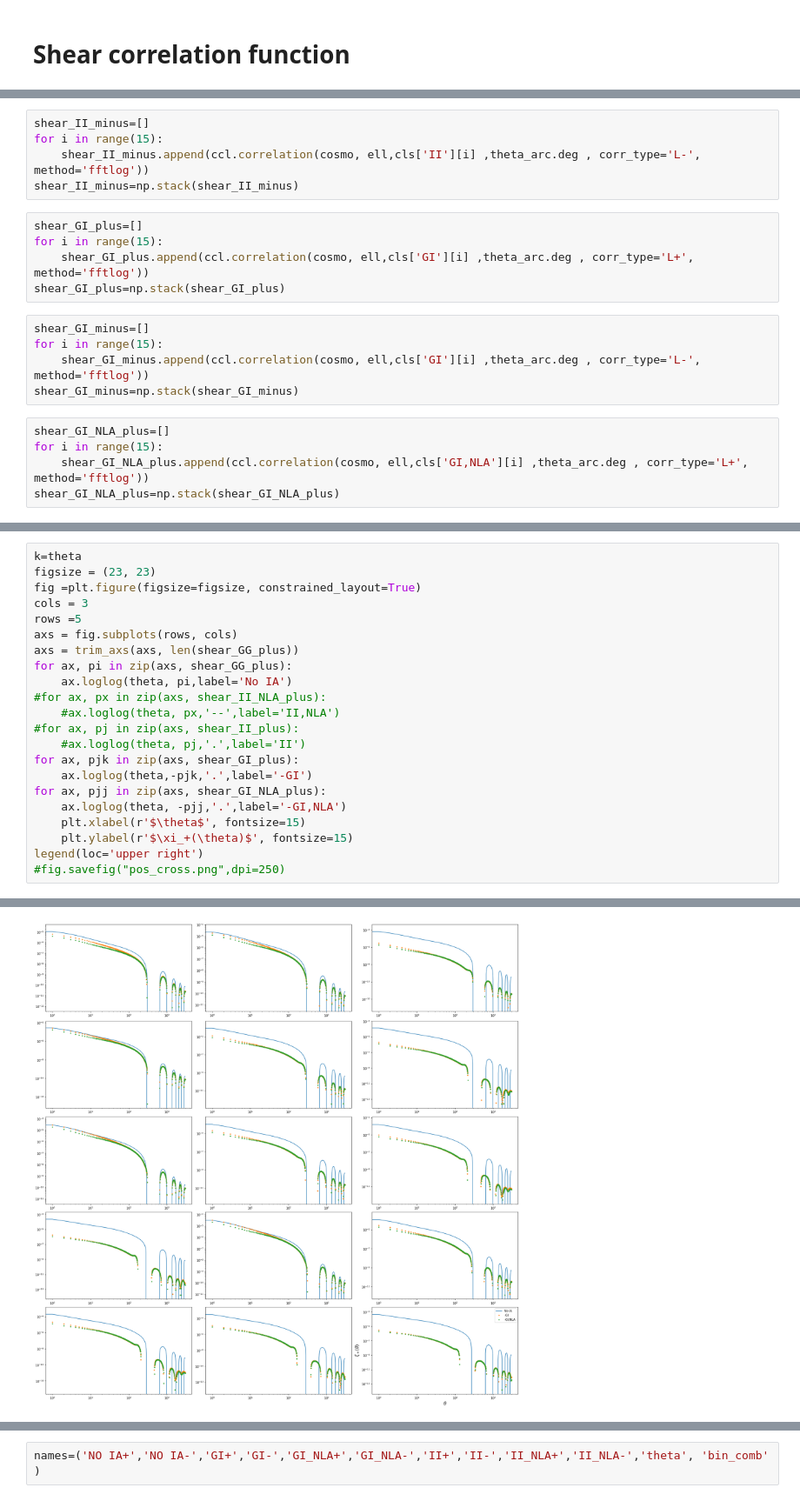
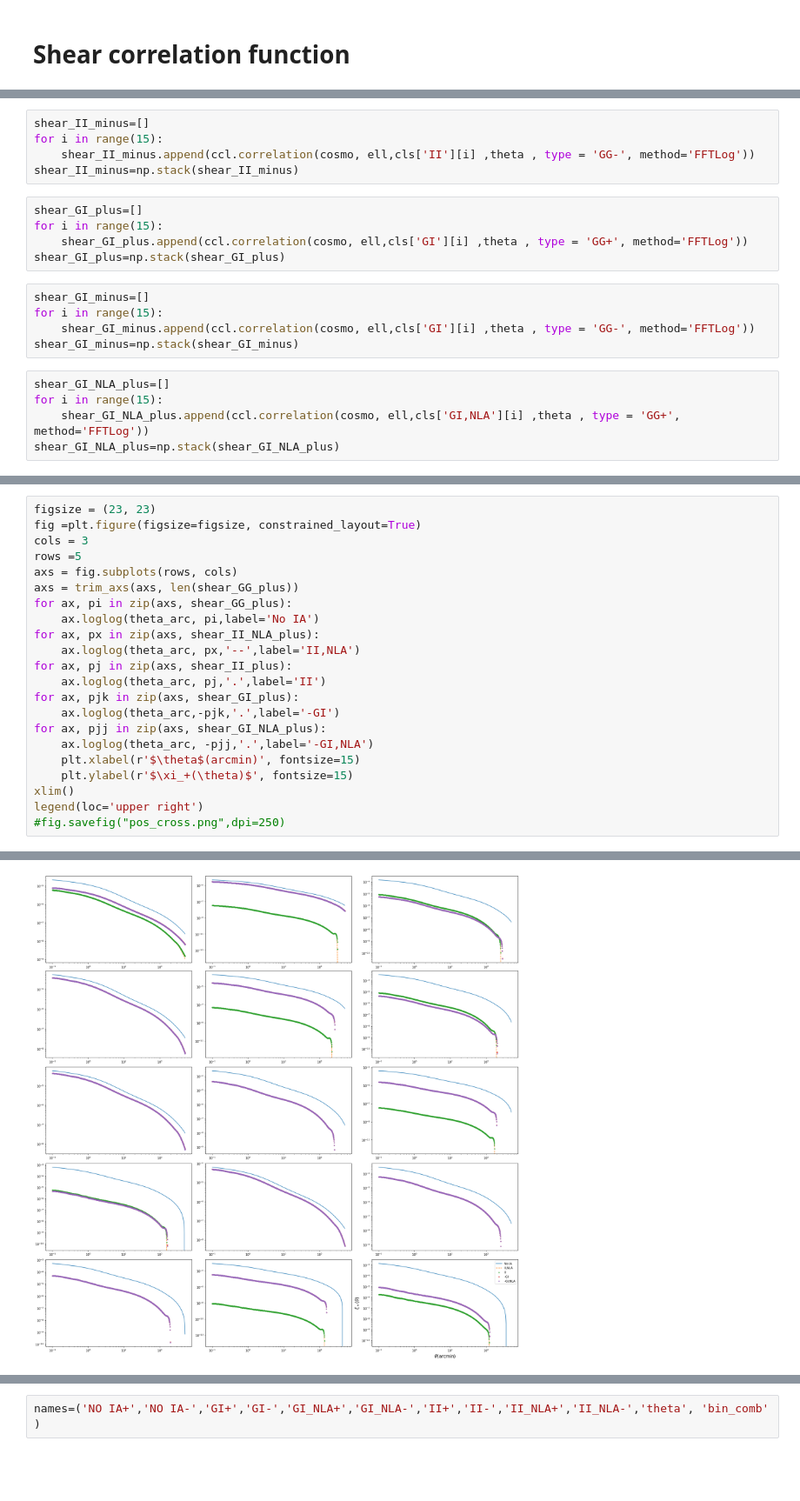
Before and after one commit to LSSTDESC/SkySim5000_IA_infusion, a Jupyter notebook: theo_predictions.ipynb, the cells around one changed output, grey strips where cells are left out. Shown at 87% size. Drawn from its saved outputs; the diff is of its cells as text; blank space fills up the shorter version.

Commit message:
new range of theta

```diff
--- a/theo_predictions.ipynb
+++ b/theo_predictions.ipynb
@@ -228,22 +216,22 @@ shear_II_plus=np.stack(shear_II_plus)
 # %%
 shear_II_minus=[]
 for i in range(15):
-    shear_II_minus.append(ccl.correlation(cosmo, ell,cls['II'][i] ,theta_arc.deg , corr_type='L-', method='fftlog'))
+    shear_II_minus.append(ccl.correlation(cosmo, ell,cls['II'][i] ,theta , type = 'GG-', method='FFTLog'))
 shear_II_minus=np.stack(shear_II_minus)
 # %%
 shear_GI_plus=[]
 for i in range(15):
-    shear_GI_plus.append(ccl.correlation(cosmo, ell,cls['GI'][i] ,theta_arc.deg , corr_type='L+', method='fftlog'))
+    shear_GI_plus.append(ccl.correlation(cosmo, ell,cls['GI'][i] ,theta , type = 'GG+', method='FFTLog'))
 shear_GI_plus=np.stack(shear_GI_plus)
 # %%
 shear_GI_minus=[]
 for i in range(15):
-    shear_GI_minus.append(ccl.correlation(cosmo, ell,cls['GI'][i] ,theta_arc.deg , corr_type='L-', method='fftlog'))
+    shear_GI_minus.append(ccl.correlation(cosmo, ell,cls['GI'][i] ,theta , type = 'GG-', method='FFTLog'))
 shear_GI_minus=np.stack(shear_GI_minus)
 # %%
 shear_GI_NLA_plus=[]
 for i in range(15):
-    shear_GI_NLA_plus.append(ccl.correlation(cosmo, ell,cls['GI,NLA'][i] ,theta_arc.deg , corr_type='L+', method='fftlog'))
+    shear_GI_NLA_plus.append(ccl.correlation(cosmo, ell,cls['GI,NLA'][i] ,theta , type = 'GG+', method='FFTLog'))
 shear_GI_NLA_plus=np.stack(shear_GI_NLA_plus)
 # %%
 shear_GI_NLA_minus=[]
@@ -252,27 +240,27 @@ for i in range(15):
 shear_GI_NLA_minus=np.stack(shear_GI_NLA_minus)
 # %%
-k=theta
 figsize = (23, 23)
 fig =plt.figure(figsize=figsize, constrained_layout=True)
 cols = 3
 rows =5
 axs = fig.subplots(rows, cols)
 axs = trim_axs(axs, len(shear_GG_plus))
 for ax, pi in zip(axs, shear_GG_plus):
-    ax.loglog(theta, pi,label='No IA')
-#for ax, px in zip(axs, shear_II_NLA_plus):
-    #ax.loglog(theta, px,'--',label='II,NLA')
-#for ax, pj in zip(axs, shear_II_plus):
-    #ax.loglog(theta, pj,'.',label='II')
+    ax.loglog(theta_arc, pi,label='No IA')
+for ax, px in zip(axs, shear_II_NLA_plus):
+    ax.loglog(theta_arc, px,'--',label='II,NLA')
+for ax, pj in zip(axs, shear_II_plus):
+    ax.loglog(theta_arc, pj,'.',label='II')
 for ax, pjk in zip(axs, shear_GI_plus):
-    ax.loglog(theta,-pjk,'.',label='-GI')
+    ax.loglog(theta_arc,-pjk,'.',label='-GI')
 for ax, pjj in zip(axs, shear_GI_NLA_plus):
-    ax.loglog(theta, -pjj,'.',label='-GI,NLA')
-    plt.xlabel(r'$\theta$', fontsize=15)
+    ax.loglog(theta_arc, -pjj,'.',label='-GI,NLA')
+    plt.xlabel(r'$\theta$(arcmin)', fontsize=15)
     plt.ylabel(r'$\xi_+(\theta)$', fontsize=15)
+xlim()
 legend(loc='upper right')
 #fig.savefig("pos_cross.png",dpi=250)
 # %% [output]
 <matplotlib.legend.Legend at 0x...>
-[figure, old version]
+[figure, new version]
 # %%
```
Also changed, not shown: parts of 24 cells of this notebook.
